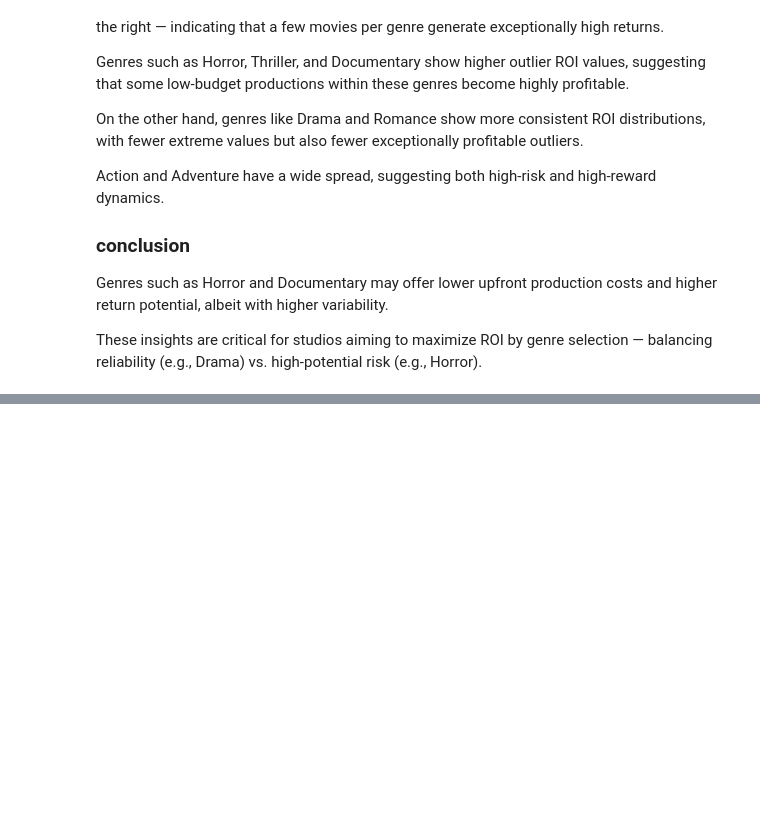
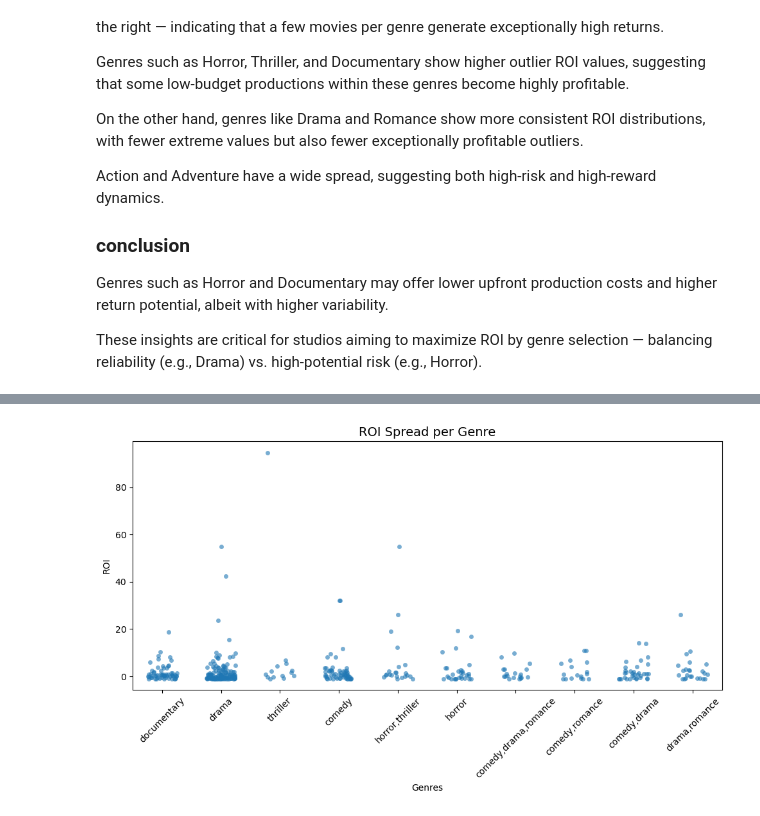
Before and after one commit to r0sh1ddy/Movie-Analysis-, a Jupyter notebook: movie-analysis.ipynb, the cells around one changed output, grey strips where cells are left out. Drawn from its saved outputs; the diff is of its cells as text; code cells hidden in the pictures; blank space fills up the shorter version.

```diff
--- a/movie-analysis.ipynb
+++ b/movie-analysis.ipynb
@@ -1224,0 +1318,22 @@ These insights are critical for studios aiming to maximize ROI by genre selectio
+# %%
+# ROI vs.  Budget by Genre
+# Step 1: Identify top genres (you can adjust the number as needed)
+top_genres = movies_metadata_cleaned['genres'].value_counts().head(10).index
+
+# Step 2: Filter the dataset to only include those genres
+filtered = movies_metadata_cleaned[movies_metadata_cleaned['genres'].isin(top_genres)]
+
+# Step 3: Plot using stripplot
+plt.figure(figsize=(10, 6))
+sns.stripplot(
+    data=filtered, x='genres', y='roi', jitter=0.25, alpha=0.6
+)
+plt.title('ROI Spread per Genre', fontsize=14)
+plt.xticks(rotation=45)
+plt.ylabel("ROI")
+plt.xlabel("Genres")
+plt.tight_layout()
+plt.savefig('movie/roi_vs_budget_by_genre.png')
+plt.show()
+# %% [output]
+[figure, added]
```
Also changed, not shown: parts of 46 cells of this notebook, 3 other files.
